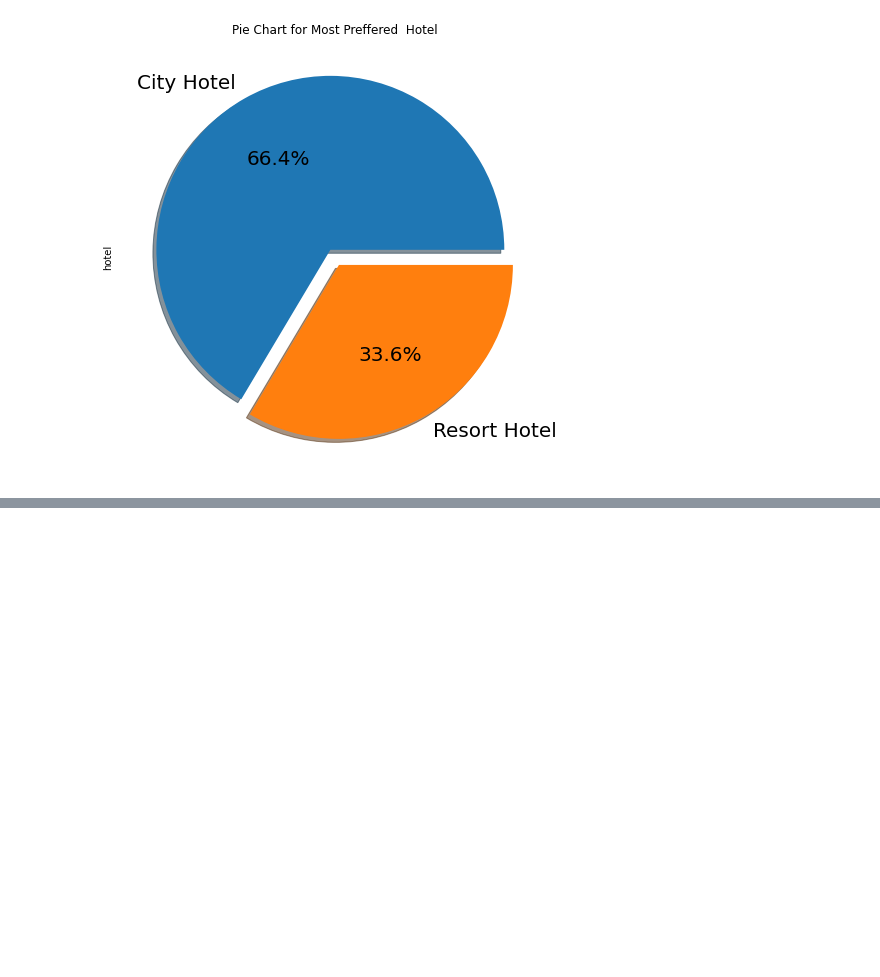
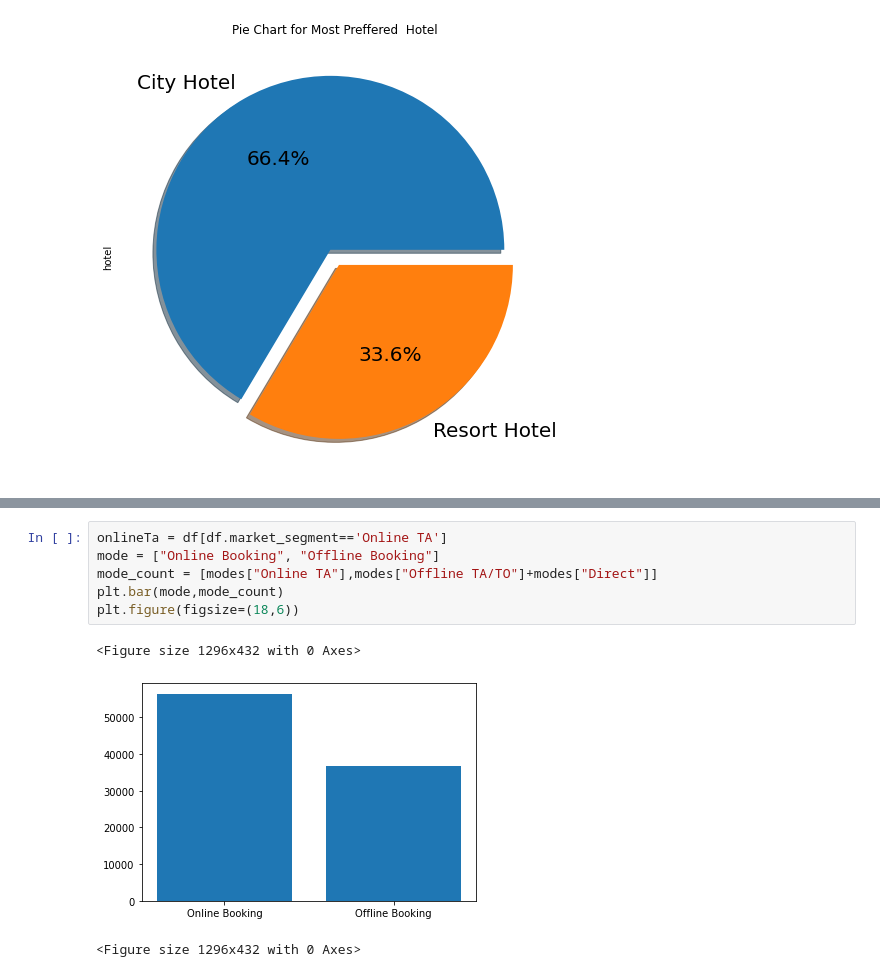
Before and after one commit to SumitAwagan123/hotel-booking-analysis-, a Jupyter notebook: Sumit_Awagan_Hotel_Booking_Analysis_Capstone_Project.ipynb, the cells around one changed output, grey strips where cells are left out. Cells and saved outputs as stored; diff of their text form; blank space fills up the shorter version.

```diff
--- a/Sumit_Awagan_Hotel_Booking_Analysis_Capstone_Project.ipynb
+++ b/Sumit_Awagan_Hotel_Booking_Analysis_Capstone_Project.ipynb
@@ -228,0 +291,10 @@ Text(0.5, 1.0, 'Pie Chart for Most Preffered  Hotel')
+# %%
+onlineTa = df[df.market_segment=='Online TA']
+mode = ["Online Booking", "Offline Booking"]
+mode_count = [modes["Online TA"],modes["Offline TA/TO"]+modes["Direct"]]
+plt.bar(mode,mode_count)
+plt.figure(figsize=(18,6))
+# %% [output]
+<Figure size 1296x432 with 0 Axes>
+[figure, added]
+<Figure size 1296x432 with 0 Axes>
```
Also changed, not shown: parts of 15 cells of this notebook.
